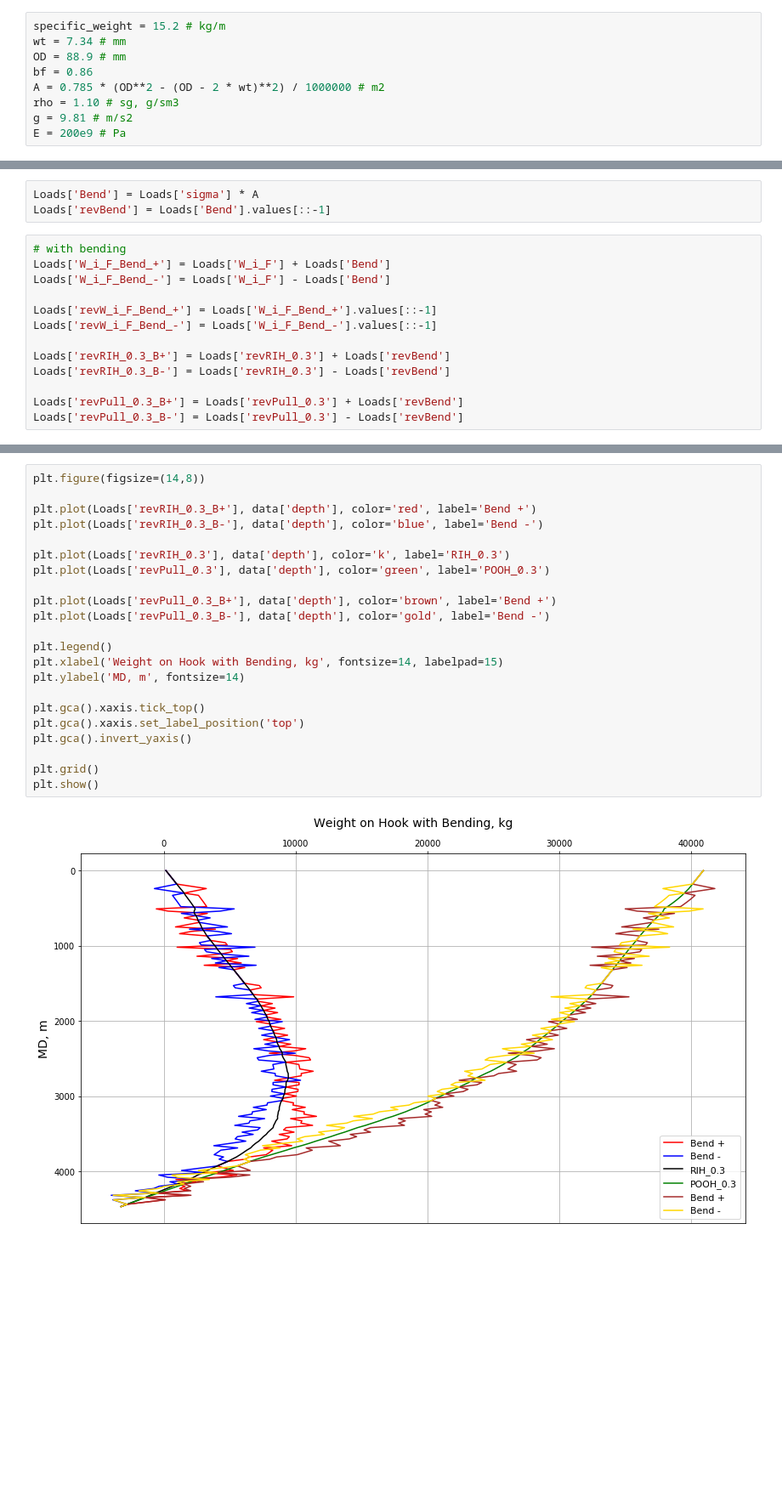
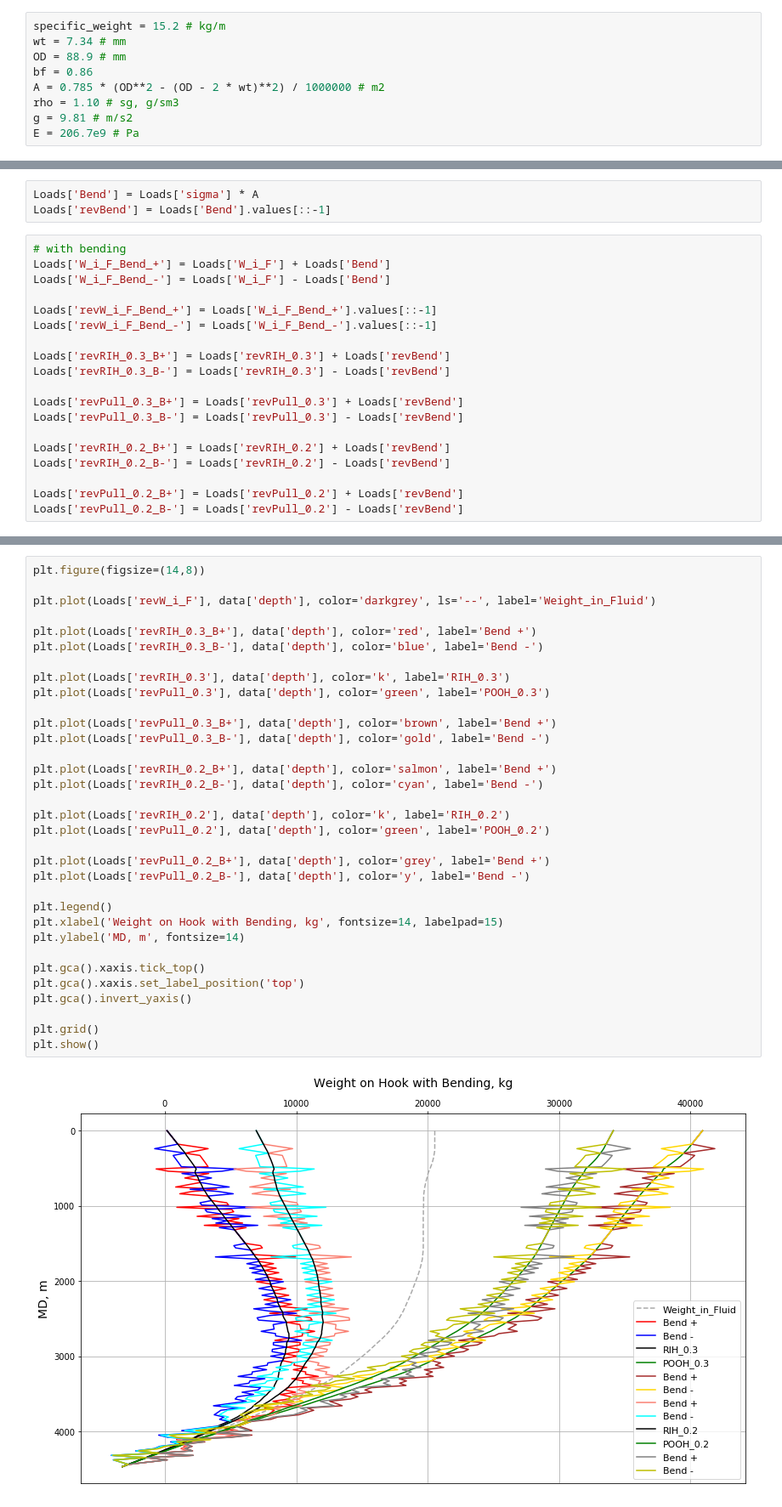
Before and after one commit to Dmitry1973/Repository_local, a Jupyter notebook: DD_survey_3d_plot.ipynb, the cells around one changed output, grey strips where cells are left out. Shown at 85% size. Cells and saved outputs as stored; diff of their text form; blank space fills up the shorter version.

```diff
--- a/DD_survey_3d_plot.ipynb
+++ b/DD_survey_3d_plot.ipynb
@@ -84,7 +84,7 @@ bf = 0.86
 A = 0.785 * (OD**2 - (OD - 2 * wt)**2) / 1000000 # m2
 rho = 1.10 # sg, g/sm3
 g = 9.81 # m/s2
-E = 200e9 # Pa
+E = 206.7e9 # Pa
 # %%
 h = data['TVD'].max()
 # %%
@@ -228,6 +228,12 @@ Loads['revRIH_0.3_B-'] = Loads['revRIH_0.3'] - Loads['revBend']
 
 Loads['revPull_0.3_B+'] = Loads['revPull_0.3'] + Loads['revBend']
 Loads['revPull_0.3_B-'] = Loads['revPull_0.3'] - Loads['revBend']
+
+Loads['revRIH_0.2_B+'] = Loads['revRIH_0.2'] + Loads['revBend']
+Loads['revRIH_0.2_B-'] = Loads['revRIH_0.2'] - Loads['revBend']
+
+Loads['revPull_0.2_B+'] = Loads['revPull_0.2'] + Loads['revBend']
+Loads['revPull_0.2_B-'] = Loads['revPull_0.2'] - Loads['revBend']
 # %%
 plt.figure(figsize=(14,8))
 
@@ -251,25 +257,36 @@ plt.show()
 [figure]
 # %%
 plt.figure(figsize=(14,8))
+
+plt.plot(Loads['revW_i_F'], data['depth'], color='darkgrey', ls='--', label='Weight_in_Fluid')
 
 plt.plot(Loads['revRIH_0.3_B+'], data['depth'], color='red', label='Bend +')
 plt.plot(Loads['revRIH_0.3_B-'], data['depth'], color='blue', label='Bend -')
 
 plt.plot(Loads['revRIH_0.3'], data['depth'], color='k', label='RIH_0.3')
 plt.plot(Loads['revPull_0.3'], data['depth'], color='green', label='POOH_0.3')
 
 plt.plot(Loads['revPull_0.3_B+'], data['depth'], color='brown', label='Bend +')
 plt.plot(Loads['revPull_0.3_B-'], data['depth'], color='gold', label='Bend -')
+
+plt.plot(Loads['revRIH_0.2_B+'], data['depth'], color='salmon', label='Bend +')
+plt.plot(Loads['revRIH_0.2_B-'], data['depth'], color='cyan', label='Bend -')
+
+plt.plot(Loads['revRIH_0.2'], data['depth'], color='k', label='RIH_0.2')
+plt.plot(Loads['revPull_0.2'], data['depth'], color='green', label='POOH_0.2')
+
+plt.plot(Loads['revPull_0.2_B+'], data['depth'], color='grey', label='Bend +')
+plt.plot(Loads['revPull_0.2_B-'], data['depth'], color='y', label='Bend -')
 
 plt.legend()
 plt.xlabel('Weight on Hook with Bending, kg', fontsize=14, labelpad=15)
 plt.ylabel('MD, m', fontsize=14)
 
 plt.gca().xaxis.tick_top()
 plt.gca().xaxis.set_label_position('top')
 plt.gca().invert_yaxis()
 
 plt.grid()
 plt.show()
 # %% [output]
-[figure, old version]
+[figure, new version]
```
